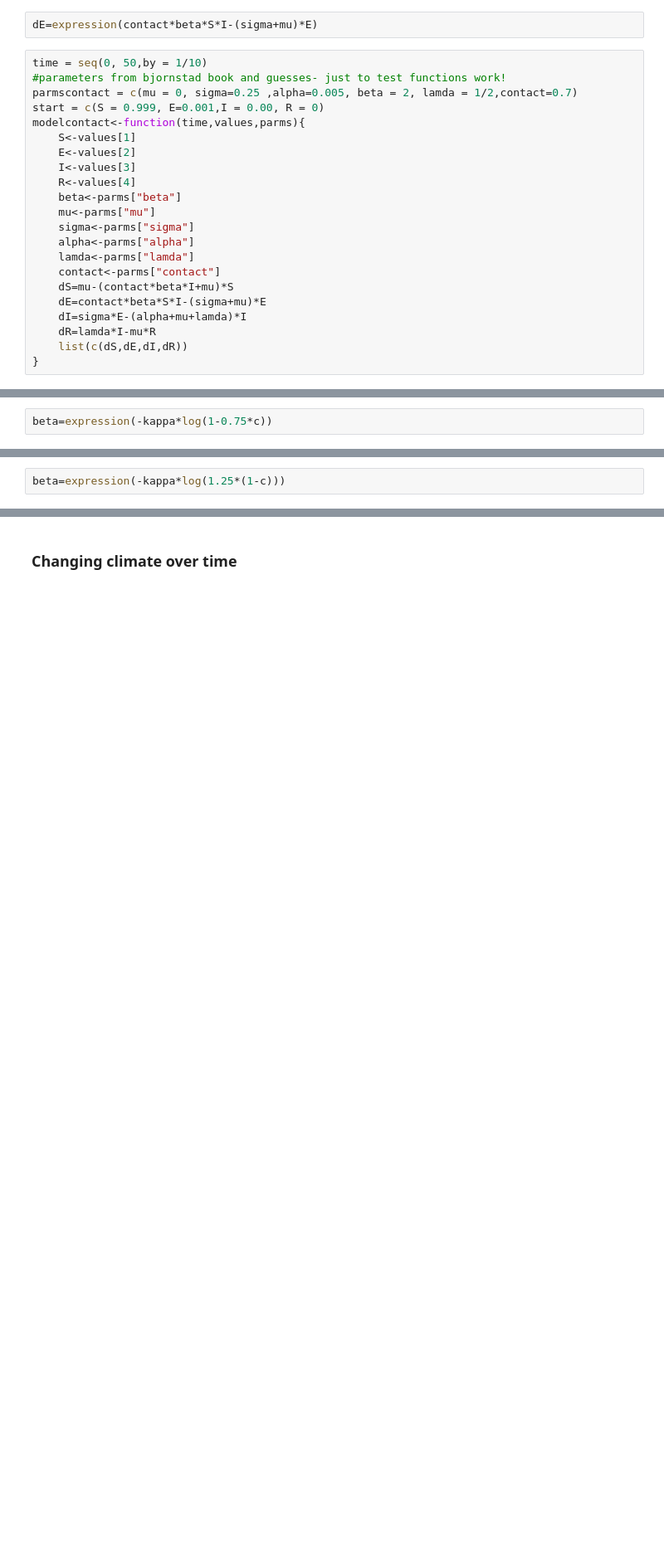
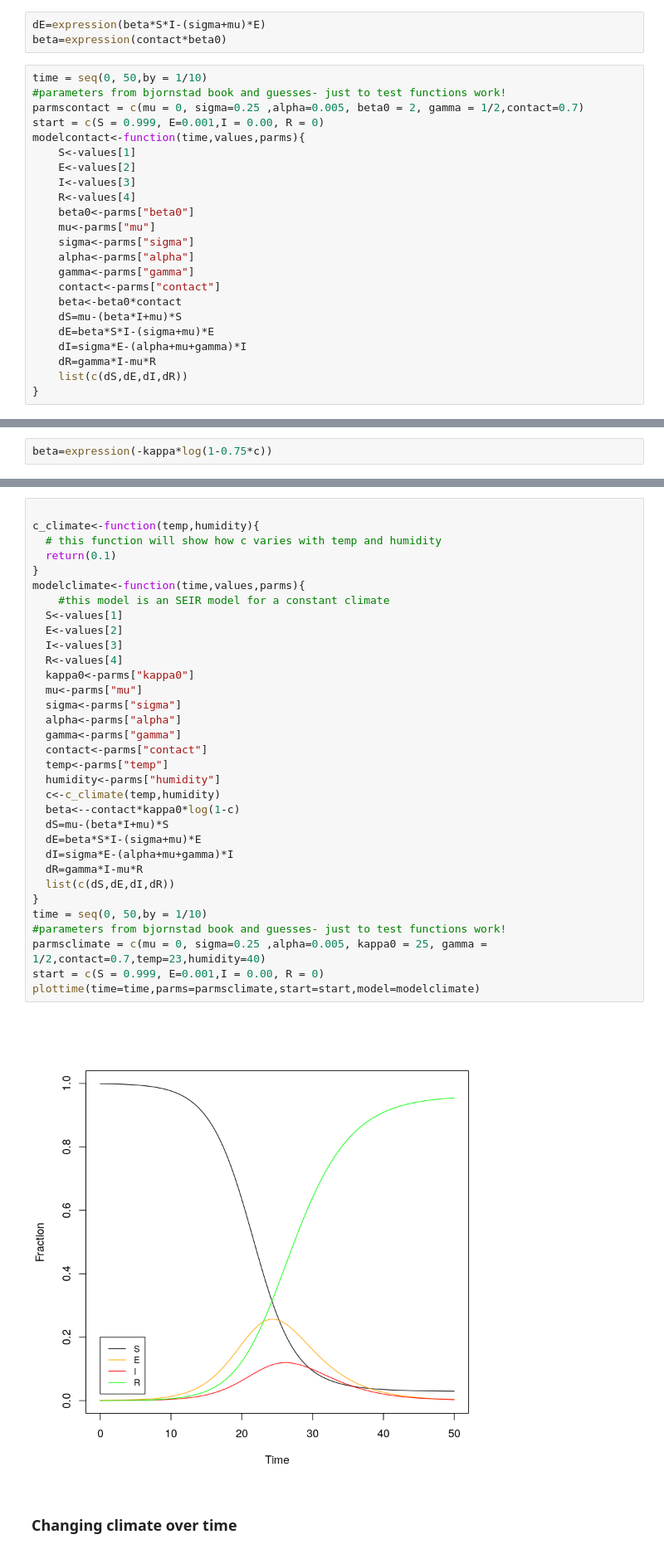
Before and after one commit to rbak54/Project, a Jupyter notebook: Code/Modelling.ipynb, the cells around one changed output, grey strips where cells are left out. Shown: that part at 83% size. Cells and saved outputs as stored; diff of their text form; blank space fills up the shorter version.

```diff
--- a/Code/Modelling.ipynb
+++ b/Code/Modelling.ipynb
@@ -75,27 +77,29 @@ H=expression(c*(I^3/(k^3+I^3)))
 # %% [markdown]
 I could add a similar modifier to the dE/dt part of my model. However could be easier to reduce contact rates by a percentage. i.e:
 # %%
-dE=expression(contact*beta*S*I-(sigma+mu)*E)
+dE=expression(beta*S*I-(sigma+mu)*E)
+beta=expression(contact*beta0)
 # %%
 time = seq(0, 50,by = 1/10)
 #parameters from bjornstad book and guesses- just to test functions work!
-parmscontact = c(mu = 0, sigma=0.25 ,alpha=0.005, beta = 2, lamda = 1/2,contact=0.7)
+parmscontact = c(mu = 0, sigma=0.25 ,alpha=0.005, beta0 = 2, gamma = 1/2,contact=0.7)
 start = c(S = 0.999, E=0.001,I = 0.00, R = 0)
 modelcontact<-function(time,values,parms){
     S<-values[1]
     E<-values[2]
     I<-values[3]
     R<-values[4]
-    beta<-parms["beta"]
+    beta0<-parms["beta0"]
     mu<-parms["mu"]
     sigma<-parms["sigma"]
     alpha<-parms["alpha"]
-    lamda<-parms["lamda"]
+    gamma<-parms["gamma"]
     contact<-parms["contact"]
-    dS=mu-(contact*beta*I+mu)*S
-    dE=contact*beta*S*I-(sigma+mu)*E
-    dI=sigma*E-(alpha+mu+lamda)*I
-    dR=lamda*I-mu*R
+    beta<-beta0*contact
+    dS=mu-(beta*I+mu)*S
+    dE=beta*S*I-(sigma+mu)*E
+    dI=sigma*E-(alpha+mu+gamma)*I
+    dR=gamma*I-mu*R
     list(c(dS,dE,dI,dR))
 }
 # %%
@@ -170,2 +173,0 @@ if 1-c is increased by 25%, (not sure can use this without knowing c and kappa)
-# %%
-beta=expression(-kappa*log(1.25*(1-c)))
@@ -172,3 +179,38 @@ beta=expression(-kappa*log(1.25*(1-c)))
+# %%
+
+c_climate<-function(temp,humidity){
+  # this function will show how c varies with temp and humidity
+  return(0.1)
+}
+modelclimate<-function(time,values,parms){
+    #this model is an SEIR model for a constant climate
+  S<-values[1]
+  E<-values[2]
+  I<-values[3]
+  R<-values[4]
+  kappa0<-parms["kappa0"]
+  mu<-parms["mu"]
+  sigma<-parms["sigma"]
+  alpha<-parms["alpha"]
+  gamma<-parms["gamma"]
+  contact<-parms["contact"]
+  temp<-parms["temp"]
+  humidity<-parms["humidity"]
+  c<-c_climate(temp,humidity)
+  beta<--contact*kappa0*log(1-c)
+  dS=mu-(beta*I+mu)*S
+  dE=beta*S*I-(sigma+mu)*E
+  dI=sigma*E-(alpha+mu+gamma)*I
+  dR=gamma*I-mu*R
+  list(c(dS,dE,dI,dR))
+}
+time = seq(0, 50,by = 1/10)
+#parameters from bjornstad book and guesses- just to test functions work!
+parmsclimate = c(mu = 0, sigma=0.25 ,alpha=0.005, kappa0 = 25, gamma = 1/2,contact=0.7,temp=23,humidity=40)
+start = c(S = 0.999, E=0.001,I = 0.00, R = 0)
+plottime(time=time,parms=parmsclimate,start=start,model=modelclimate)
+# %% [output]
+[figure, added]
 # %% [markdown]
 ### Changing climate over time
 # %% [markdown]
```
Also changed, not shown: parts of 45 cells of this notebook, 41 other files.
